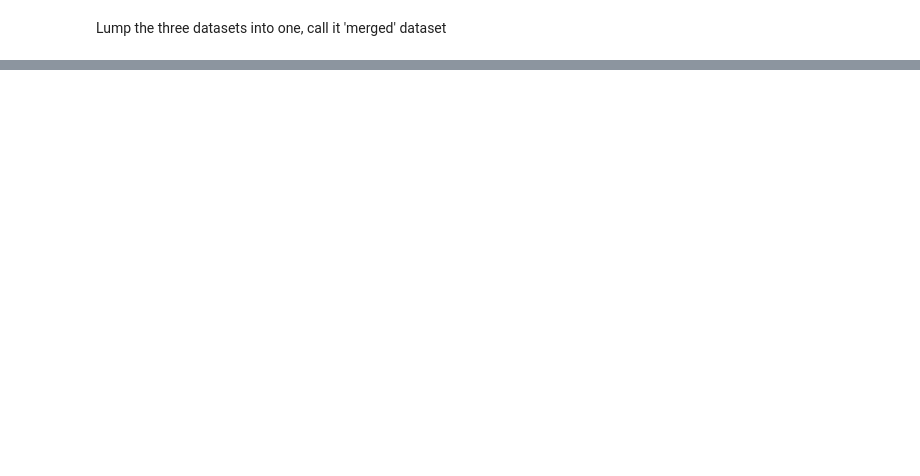
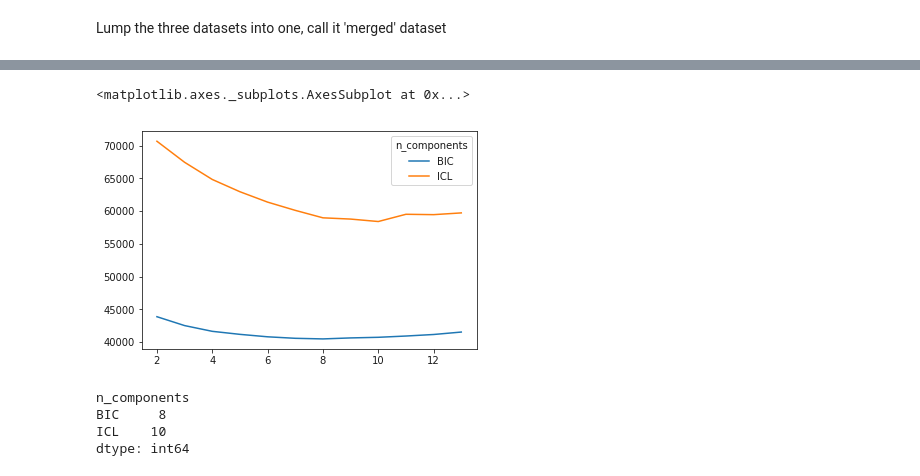
Before and after one commit to lukauskas/bernoulli-mixture-model, a Jupyter notebook: notebooks/Proof of Concept (digits dataset).ipynb, the cells around one changed output, grey strips where cells are left out. Saved outputs shown, nothing was run; the diff lists cells and outputs as text; code cells hidden in the pictures; blank space fills up the shorter version.

```diff
--- a/notebooks/Proof of Concept (digits dataset).ipynb
+++ b/notebooks/Proof of Concept (digits dataset).ipynb
@@ -151 +113,14 @@ DEBUG:bernoullimix.mixture.MultiDatasetMixtureModel:Converged at iteration 1398
+# %%
+results.plot(y=['BIC', 'ICL'])
+# %% [output]
+<matplotlib.axes._subplots.AxesSubplot at 0x...>
+[figure, added]
+# %%
+best = results[['BIC', 'ICL']].astype(float).idxmin()
+best
+# %% [output]
+n_components
+BIC     8
+ICL    10
+dtype: int64
 # %%
```
Also changed, not shown: parts of 21 cells of this notebook, 2 other files.
